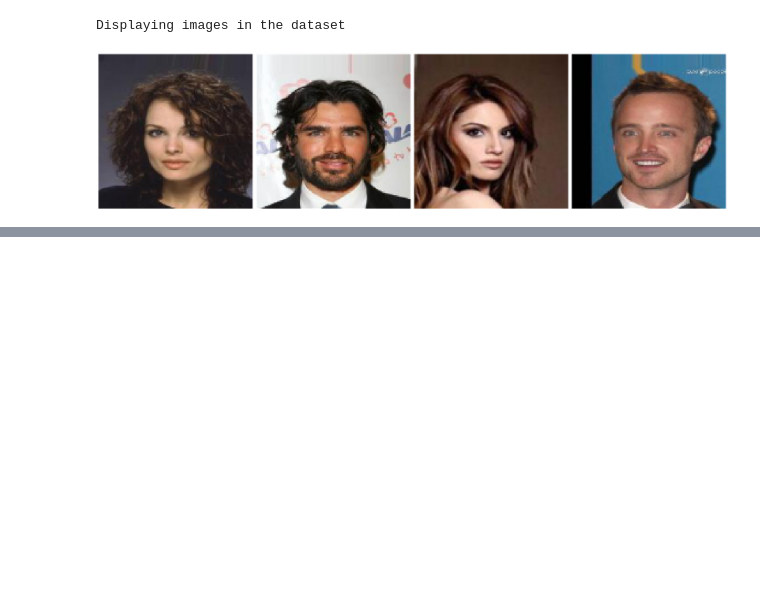
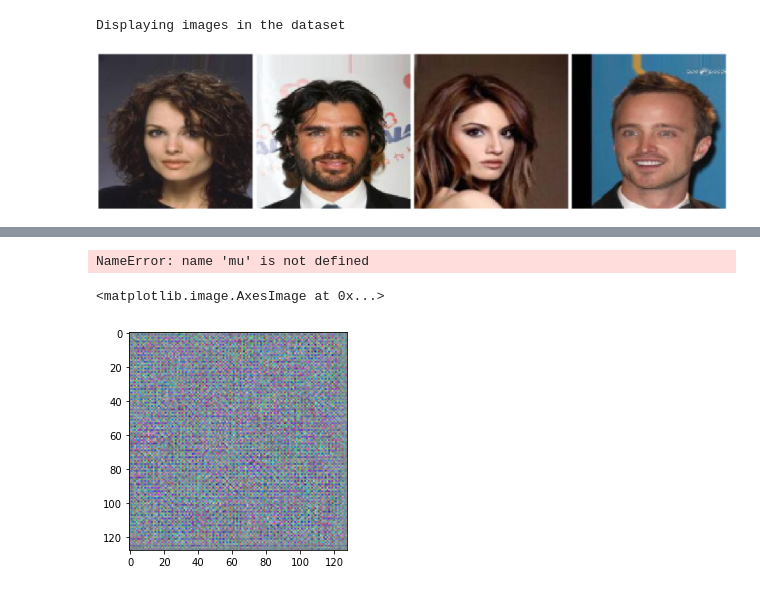
Before and after one commit to vardeep-sandhu/CudaLab, a Jupyter notebook: Sheet06/Sheet06.ipynb, the cells around one changed output, grey strips where cells are left out. Cells and saved outputs as stored; diff of their text form; code cells hidden in the pictures; blank space fills up the shorter version.

```diff
--- a/Sheet06/Sheet06.ipynb
+++ b/Sheet06/Sheet06.ipynb
@@ -204,8 +168,9 @@ def train(model, train_loader, optimizer, epoch):
 
         kl_divergence = 0.5 * torch.sum(-1 - logVar + mu.pow(2) + logVar.exp())
 
-        loss = F.binary_cross_entropy(img_recon, images, size_average=False) + kl_divergence
-
+        loss = F.binary_cross_entropy(img_recon, images, size_average=True) + kl_divergence
+        print(loss)
+        break
         loss.backward()
         optimizer.step()
 
@@ -237,14 +202,9 @@ def testing(model, test_loader):
 
         kl_divergence = 0.5 * torch.sum(-1 - logVar + mu.pow(2) + logVar.exp())
 
-        loss = F.binary_cross_entropy(img_recon, images, size_average=False) + kl_divergence
-
-#         preds = torch.argmax(outputs, dim=1)
-#         gt = torch.argmax(labels, dim=1)
+        loss = F.binary_cross_entropy(img_recon, images, size_average=True) + kl_divergence
 
         loss_list.append(loss.item())
-#         correct += torch.count_nonzero(preds == gt)
-#     accuracy = correct / len(test_dataset)
 
     return np.mean(loss_list)
 
@@ -256,13 +216,11 @@ def training_model(model, optimizer, scheduler, train_loader, valid_loader, num_
         "epoch": [],
         "train_loss": [],
         "val_loss": [],
-#         "valid_acc": [],
         "loss_iters":[]
     }
     for epoch in range(num_epochs):
         # testing
         v_loss = testing(model, valid_loader)
-#         stats["valid_acc"].append(acc.item())
         stats["val_loss"].append(v_loss)
 
         # training epoch
@@ -277,8 +235,7 @@ def training_model(model, optimizer, scheduler, train_loader, valid_loader, num_
 
         if epoch == 0 or (epoch+1) % 3 == 0 or (epoch+1) == num_epochs:
             saving_model(model, optimizer, epoch, stats)
-            print("loss is: ", stats["val_loss"][-1])
-#             print(f"Accuracy for epoch: {epoch+1} is ", np.round(stats["valid_acc"][-1]))
+            print(f"Loss for epoch: {epoch+1} is: ", stats["val_loss"][-1])
 
     print(f"Training completed")
 # %%
@@ -328,0 +275,21 @@ loss is:  1113693.2785893574
+# %%
+def img_regeneration(model):
+    with torch.no_grad():
+        num_preds = 16
+        p = torch.distributions.Normal(torch.zeros_like(0), torch.ones_like(std))
+        z = p.rsample((num_preds,))
+#         test_z = np.random.normal(size=(1, 256))
+        out = conv_model.decode(torch.Tensor(z[0]))
+        out = out[0].permute(1,2,0)
+    return out
+# %%
+conv_model, optimizer, epoch, stats = loading_model(convVae, "models/ConvVAE_30.pth")
+# %%
+out = img_regeneration(conv_model)
+# %% [output]
+NameError: name 'mu' is not defined
+# %%
+plt.imshow(out)
+# %% [output]
+<matplotlib.image.AxesImage at 0x...>
+[figure, added]
```
Also changed, not shown: parts of 4 cells of this notebook.
